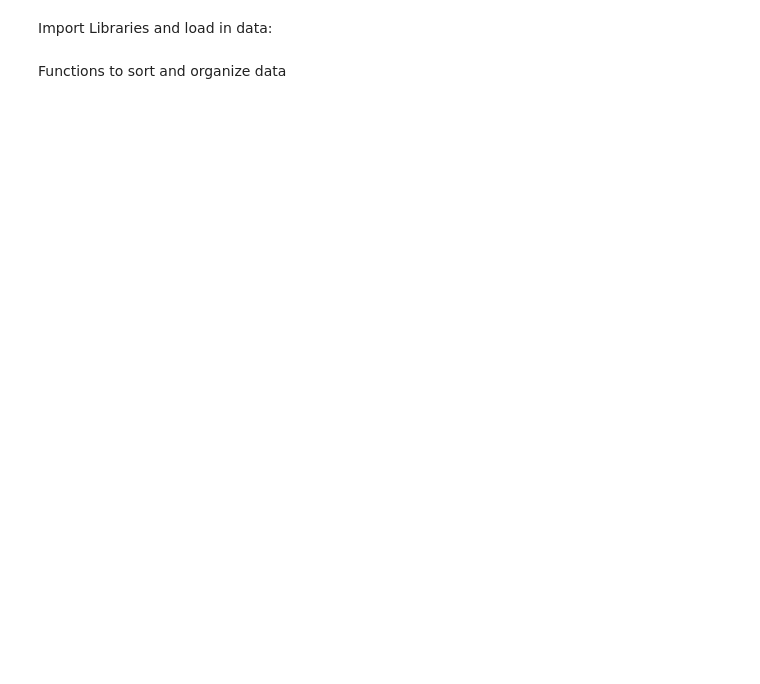
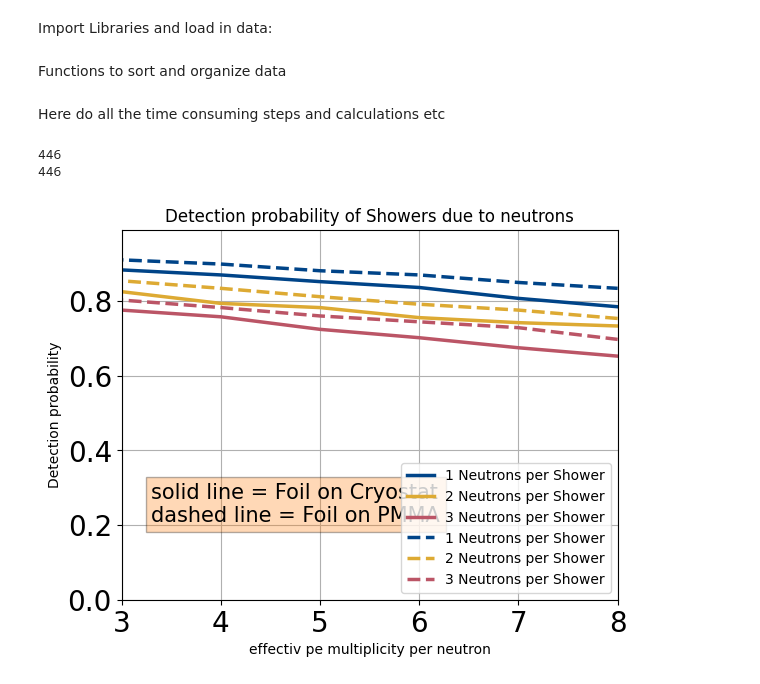
Before and after one commit to EricMEsch/WWLegend-Analysis, a Jupyter notebook: NeutronTaggerEfficiency.ipynb, the cells around one changed output. Saved outputs shown, nothing was run; the diff lists cells and outputs as text; code cells hidden in the pictures; blank space fills up the shorter version.

```diff
--- a/NeutronTaggerEfficiency.ipynb
+++ b/NeutronTaggerEfficiency.ipynb
@@ -80,7 +75,6 @@ def distinguished_neutrons(AllShowers, mult, Npmt, window, timeMax):
     """
     hists_array = histlist(AllShowers, window,timeMax)
     threshold = mult_to_phot(mult, Npmt)
-    print(f"threshold: {threshold}")
     results_array = np.array([])
     for i in hists_array:
         results_array = np.append(results_array, bins_over_thresh(i, threshold))
@@ -116,7 +110,7 @@ def more_than_x_Array(AllShowers, x, multiplicitys):
         hardcoded."""
     results_array = np.array([])
     for i in multiplicitys:
-        neutrons = distinguished_neutrons(sub=AllShowers,mult=i, Npmt=400, window=200, timeMax=200000)
+        neutrons = distinguished_neutrons(AllShowers=AllShowers,mult=i, Npmt=400, window=200, timeMax=200000)
         results_array = np.append(results_array, more_than_x_Neutrons(neutrons,x))
     return results_array
 
@@ -130,3 +124,54 @@ def random_rates_array(multiplicitys):
         rr = random_rate(mult=i, Npmt=400, window=200, timeMax=200000)
         results_array = np.append(results_array, rr)
     return results_array
+# %% [markdown]
+Here do all the time consuming steps and calculations etc
+# %%
+multiplicitys = np.linspace(2,8,7)
+subPMMA = subarray_it_up(nPMMA, timePMMA, no)
+subPMMAFoil = subarray_it_up(nPMMAFoil, timePMMAFoil, no)
+
+PMMA1 = more_than_x_Array(AllShowers = subPMMA,x=1, multiplicitys = multiplicitys)
+PMMA2 = more_than_x_Array(AllShowers = subPMMA, x=2, multiplicitys = multiplicitys)
+PMMA3 = more_than_x_Array(AllShowers = subPMMA,x=3, multiplicitys = multiplicitys)
+PMMAFoil1 = more_than_x_Array(AllShowers = subPMMAFoil,x=1, multiplicitys = multiplicitys)
+PMMAFoil2 = more_than_x_Array(AllShowers = subPMMAFoil,x=2, multiplicitys = multiplicitys)
+PMMAFoil3 = more_than_x_Array(AllShowers = subPMMAFoil,x=3, multiplicitys = multiplicitys)
+# %%
+fig, ax1 = plt.subplots()
+
+ax1.plot(multiplicitys, PMMA1, color = "#004488", linewidth=2.5 ,  label="1 Neutrons per Shower"  )
+ax1.plot(multiplicitys, PMMA2, color = "#DDAA33", linewidth=2.5 , label="2 Neutrons per Shower"  )
+ax1.plot(multiplicitys, PMMA3, color = "#BB5566", linewidth=2.5 , label="3 Neutrons per Shower"  )
+ax1.plot(multiplicitys, PMMAFoil1, color = "#004488", linewidth=2.5 , linestyle = "--",  label="1 Neutrons per Shower"  )
+ax1.plot(multiplicitys, PMMAFoil2, color = "#DDAA33", linewidth=2.5 , linestyle = "--", label="2 Neutrons per Shower"  )
+ax1.plot(multiplicitys, PMMAFoil3, color = "#BB5566", linewidth=2.5 , linestyle = "--", label="3 Neutrons per Shower"  )
+
+
+ax1.set_xlabel('effectiv pe multiplicity per neutron')
+ax1.set_ylabel('Detection probability')
+ax1.set_title('Detection probability of Showers due to neutrons')
+ax1.set_xlim(xmin = 3, xmax= 8)
+ax1.set_ylim(ymin=0, ymax= 0.99)
+ax1.grid()
+
+plt.tick_params(axis='both', labelsize=20)
+
+
+ax1.legend(loc='lower right')
+
+info_lines2 = [
+    "solid line = Foil on Cryostat",
+    "dashed line = Foil on PMMA"
+    ]
+info_text2 = '\n'.join(info_lines2)
+
+ax1.text(0.06, 0.21, info_text2, transform=plt.gca().transAxes, bbox=dict(facecolor='C1', alpha=0.3),fontsize=15)
+
+plt.tick_params(axis='both', labelsize=20)
+plt.savefig("/home/eric/sim/WWLegend/Plots/EfficiencyNoFoil.png")
+plt.show()
+# %% [output]
+446
+446
+[figure, added]
```
Also changed, not shown: parts of 1 cell of this notebook, 2 other files.
